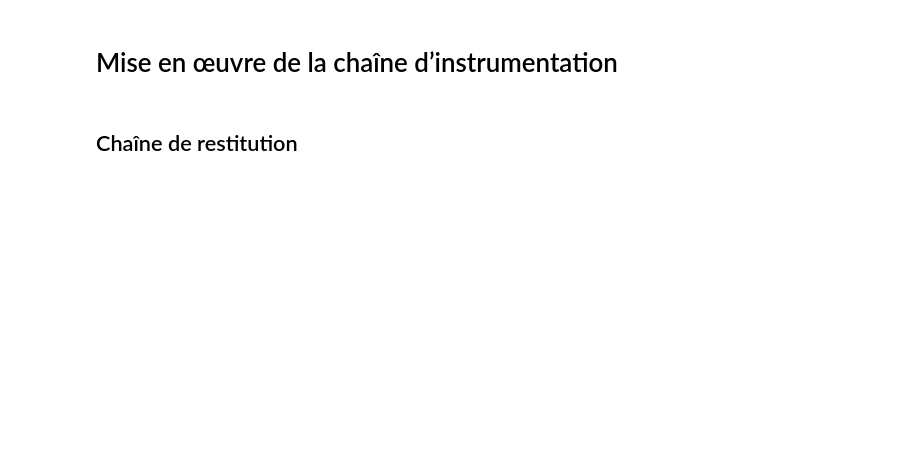
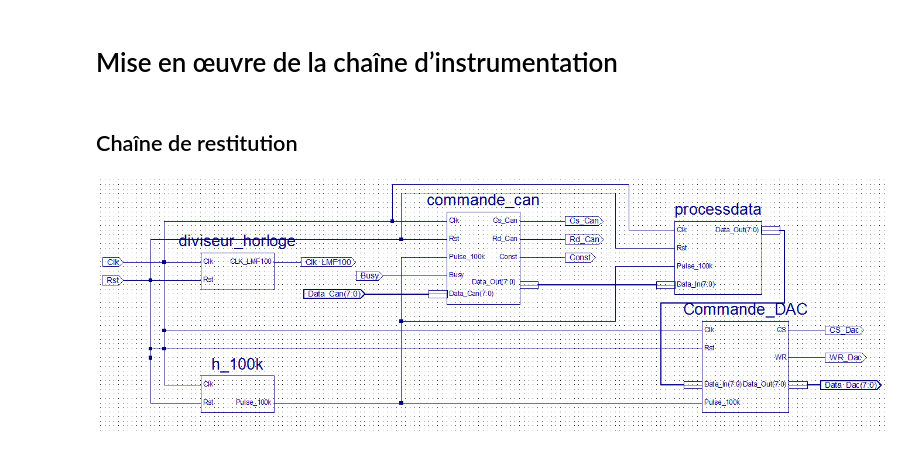
Before and after one commit to nim65s/N7, a Jupyter notebook: cours/TP Chaine d’Instrumentation.ipynb, the cells around one changed output. Saved outputs shown, nothing was run; the diff lists cells and outputs as text; code cells hidden in the pictures; blank space fills up the shorter version.

Commit message:
fichiers pour sur la chaine

```diff
--- a/cours/TP Chaine d’Instrumentation.ipynb
+++ b/cours/TP Chaine d’Instrumentation.ipynb
@@ -229,3 +205,7 @@ ImportError: No module named scipy.interpolate
 # Mise en œuvre de la chaîne d’instrumentation
 # %% [markdown]
 ## Chaîne de restitution
+# %%
+Image(filename='chaine_resti_sch.png')
+# %% [output]
+[figure, added]
```
Also changed, not shown: parts of 26 cells of this notebook, 3 other files.
